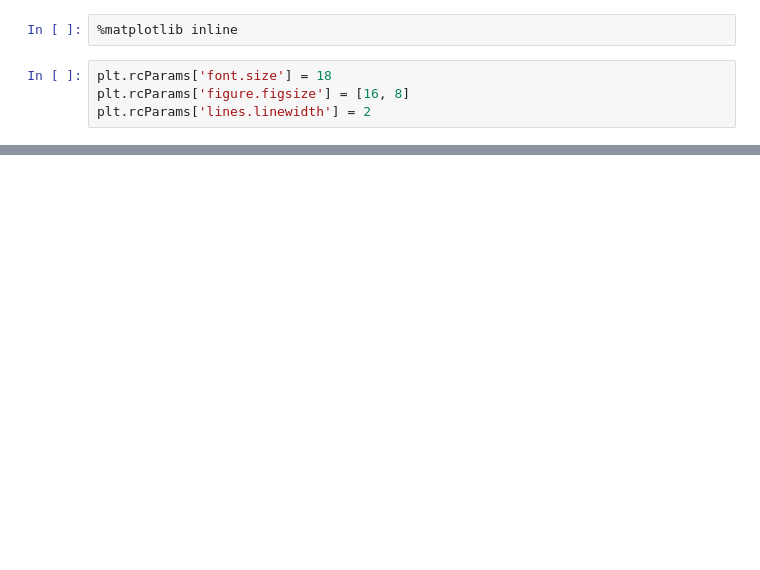
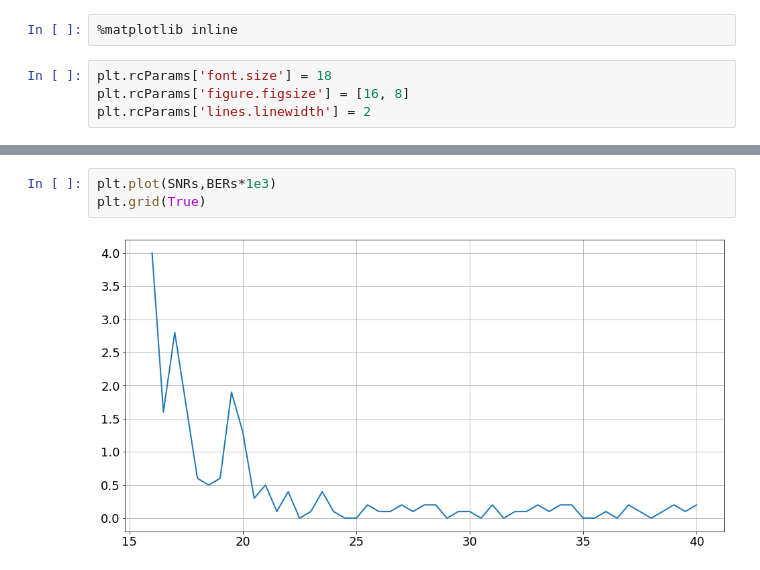
Before and after one commit to Matos-V/TCC_phase_detection_with_ML, a Jupyter notebook: ANN_tests.ipynb, the cells around one changed output, grey strips where cells are left out. Drawn from its saved outputs; the diff is of its cells as text; blank space fills up the shorter version.

```diff
--- a/ANN_tests.ipynb
+++ b/ANN_tests.ipynb
@@ -182,0 +60,5 @@ array([15.69879654])
+# %%
+plt.plot(SNRs,BERs*1e3)
+plt.grid(True)
+# %% [output]
+[figure, added]
```
Also changed, not shown: parts of 37 cells of this notebook.
